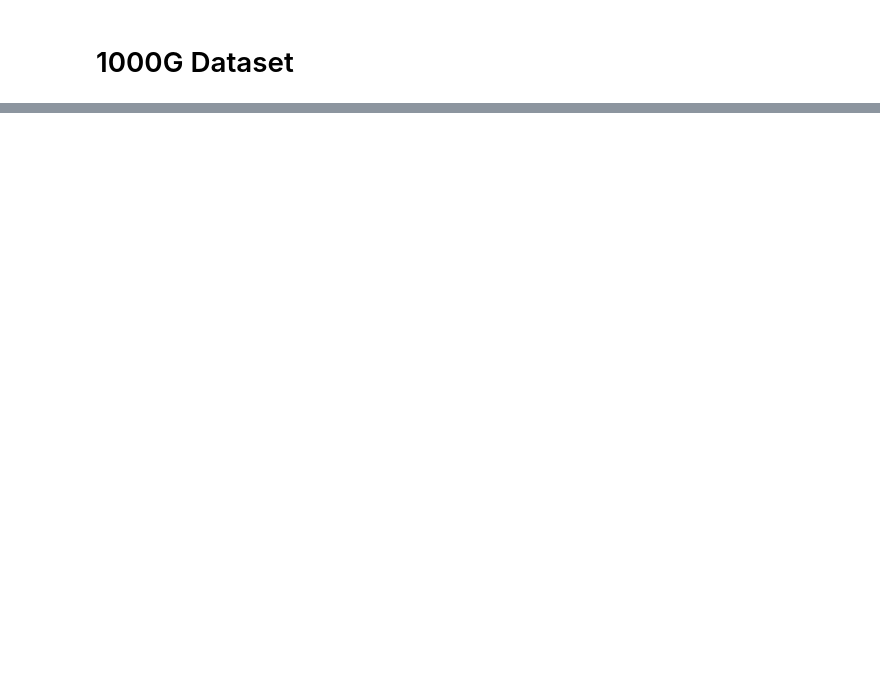
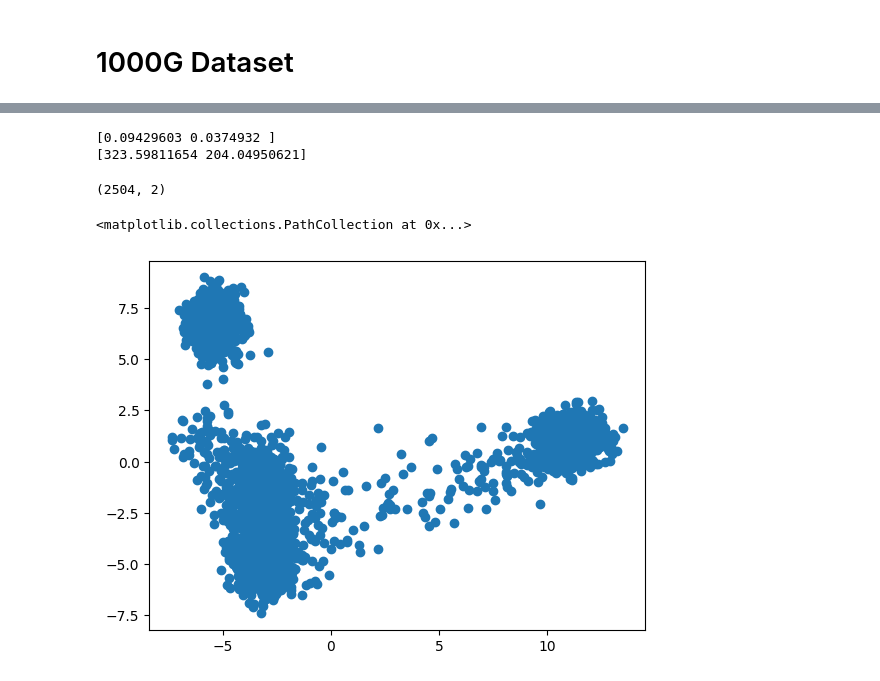
Before and after one commit to Skanx7/genetic-population-clustering, a Jupyter notebook: notebook.ipynb, the cells around one changed output, grey strips where cells are left out. Drawn from its saved outputs; the diff is of its cells as text; code cells hidden in the pictures; blank space fills up the shorter version.

Commit message:
add samples matrix

```diff
--- a/notebook.ipynb
+++ b/notebook.ipynb
@@ -29,0 +149,4 @@ gt
+# %%
+df.rename(columns={'Unnamed: 0': 'Sample'}, inplace=True)
+df.rename(columns={'samples pop': 'Population code'}, inplace=True)
+df
@@ -29,0 +167,6 @@ gt
+# %%
+non_snp_column = ['Population code', 'Sample']
+df_snps = df.drop(non_snp_column, axis=1)
+matrix = df_snps.to_numpy()
+print(matrix.shape)
+matrix
@@ -29,0 +182,19 @@ gt
+# %%
+pca = decomposition.PCA(n_components=2)
+pca.fit(matrix)
+print(pca.explained_variance_ratio_)
+print(pca.singular_values_)
+# %% [output]
+[0.09429603 0.0374932 ]
+[323.59811654 204.04950621]
+# %%
+to_plot = pca.transform(matrix)
+to_plot.shape
+# %% [output]
+(2504, 2)
+# %%
+import matplotlib.pyplot as plt
+plt.scatter(x=to_plot[:, 0], y=to_plot[:,1])
+# %% [output]
+<matplotlib.collections.PathCollection at 0x...>
+[figure, added]
```
Also changed, not shown: parts of 31 cells of this notebook, 3 other files.
